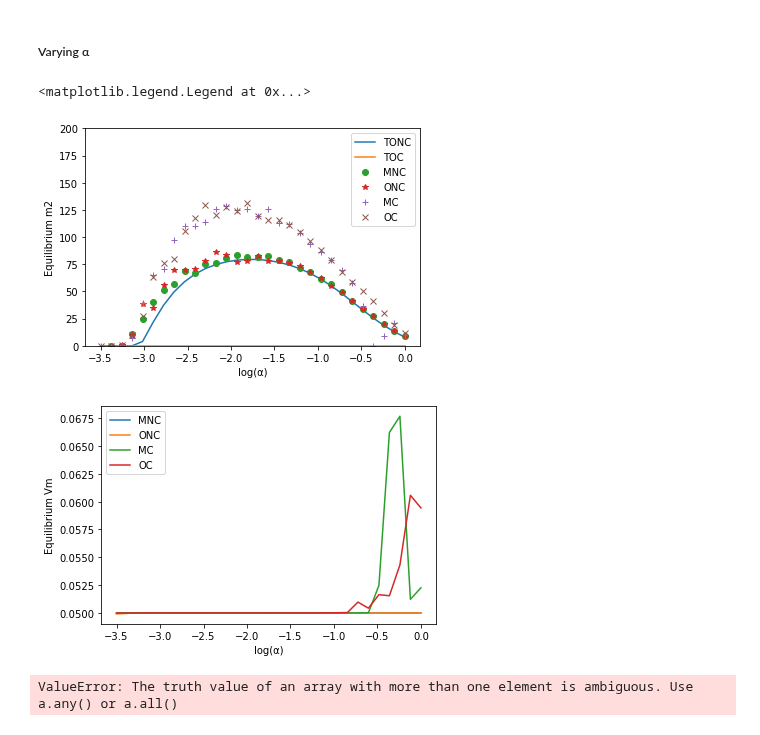
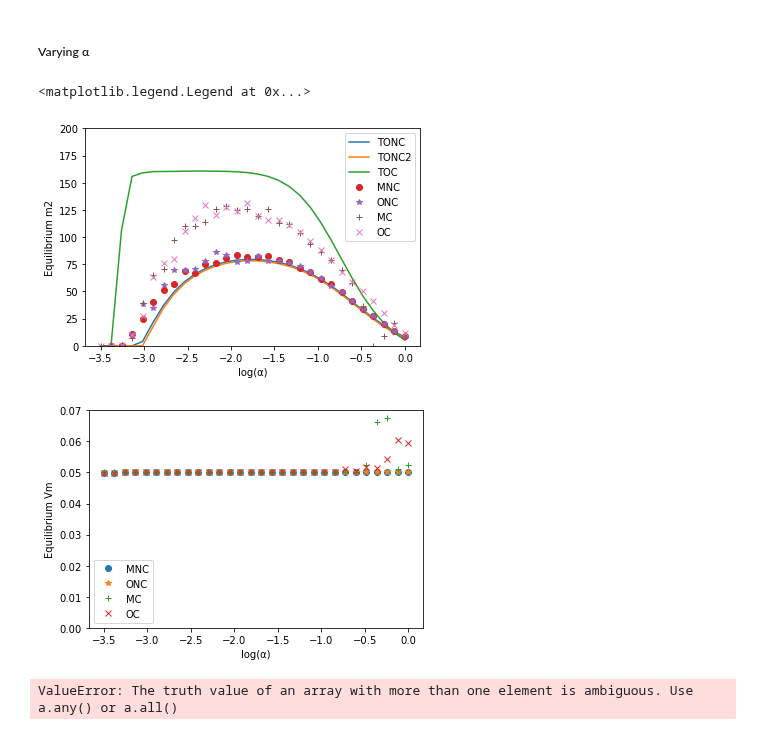
Before and after one commit to pcourau/Maternal_Bet_Hedging, a Jupyter notebook: Simulations_Maternal_Bet_Final.ipynb, the cells around one changed output. Drawn from its saved outputs; the diff is of its cells as text; code cells hidden in the pictures.

```diff
--- a/Simulations_Maternal_Bet_Final.ipynb
+++ b/Simulations_Maternal_Bet_Final.ipynb
@@ -407,7 +407,7 @@ listmONCs=smoothen(listmONCs)
 # %%
 #Theoretical predictions:
 Va,Vm    = 2*Vr[0],2*Vr[1] #Theoretical equilibrium variances
-rho = (1-np.exp(-alpha*tau))**2/(2*(-1+alpha*tau+np.exp(-alpha*tau)))
+rho = ThThnext(alpha*tau,sig2_e)/VarTh(alpha*tau,sig2_e)
 #rho = np.exp(-alpha*tau)
 resprate    = Va/(w2+Va+Vm+np.array(listmONCs)**2) #response of the trait to selection: Delta a = resprate*(Theta-a)
 
@@ -429,8 +429,11 @@ plt.ylabel("Equilibrium m²")
 plt.legend(["Model","Maternal","Offspring"])
 
 plt.figure()
+symb = "o"
 for l in [listm2MNCs,listm2ONCs]:
-    plt.plot(sig2_e,l)
+    plt.plot(sig2_e,l,symb)
+    symb = "*"
+plt.ylim([0,0.055])
 plt.xlabel("Environmental variance")
 plt.ylabel("Genetic variance in m at equilibrium")
 plt.legend(["MNC","ONC"])
@@ -516,7 +525,7 @@ Va,Vm    = 2*Vr[0],2*Vr[1]
 for k in range(len(listmMNC)):
     if listmMNC[k]**2>1000:
         listmMNC[k] = (listmMNC[k+1]+listmMNC[k-1])/2
-rho = (1-np.exp(-alpha*tau))**2/(2*(-1+alpha*tau+np.exp(-alpha*tau)))
+rho = ThThnext(alpha*tau,sig2_e)/VarTh(alpha*tau,sig2_e)
 #rho = np.exp(-alpha*tau)
 resprate    = Va/(w2+Va+Vm+np.array(listmONC)**2)
 TONC  = np.max([(
@@ -524,6 +533,8 @@ TONC  = np.max([(
     + np.sqrt( (VarTh(alpha*tau,sig2_e)*(1-rho) - Va)**2 + 4*Va*(1-rho) * ( (1-rho)*VarTh(alpha*tau,sig2_e) + (2-rho)*Va ) )
                     )/2/(1-rho) - w2 - Vm,
                 [0]*len(sig2_e)],axis=0)
+TONC = np.max([VarTh(alpha*tau,sig2_e)-w2- Vm-Va*(2-rho)/(1-rho),
+                   [0]*len(sig2_e)],axis=0)
 
 plt.figure()
 plt.plot(sig2_e,TONC)
@@ -536,8 +547,11 @@ plt.ylabel("Equilibrium m²")
 plt.legend(["Model","Maternal","Offspring"])
 
 plt.figure()
+symb = "o"
 for l in [listm2MNC,listm2ONC]:
-    plt.plot(sig2_e,l)
+    plt.plot(sig2_e,l,symb)
+    symb = "*"
+plt.ylim([0,0.055])
 #plt.plot(sig2_e[:nbbins//2],TheoryVMNC(sig2_e[:nbbins//2]))
 #plt.plot(sig2_e[:nbbins//2],TheoryVONC(sig2_e[:nbbins//2]))
 plt.xlabel("Environmental variance")
@@ -777,8 +791,8 @@ raw     = None
 # %%
 Va,Vm     = 2*Vr[0],2*Vr[1]
 exprt     = np.exp(-alpha*tau)
-rho       = (1-exprt)**2/(2*(-1+alpha*tau+exprt))
-resprate  = Va/(w2+Va+Vm+np.array(listmOCr)**2)
+rho = ThThnext(alpha*tau,sig2_e)/VarTh(alpha*tau,sig2_e)
+resprate  = Va/(w2+Va+Vm+np.array(listmONCr)**2)
 beta      = 2*(1-rho)/(2-resprate)/(1-rho+resprate*rho)
 TONC  = np.max([(
                 VarTh(alpha*tau,sig2_e)*(1-rho) - Va + np.sqrt( (VarTh(alpha*tau,sig2_e)*(1-rho) - Va)**2
@@ -786,10 +800,10 @@ TONC  = np.max([(
                                             )
                    )/2/(1-rho) - w2 - Vm,
                    [0]*len(alpha)],axis=0)
-#TOC = np.max([-Vm + w2 * (VarTh(alpha*tau,sig2_e)*beta + Va - w2) / (Va * ENu(alpha*tau,sig2_e) + beta * NuThnext(alpha*tau,sig2_e)),
-#             [0]*len(alpha)],axis=0) #Expected equilibrium value for m^2 nu^2
-#TOC = np.max([(Va+VarTh(alpha*tau,sig2_e)*beta-w2)*w2 / (beta * NuThnext(alpha*tau,sig2_e) + ENu(alpha*tau,sig2_e)*w2) - Vm,
-#             [0]*len(alpha)],axis=0) #Expected equilibrium value for m^2 nu^2
+
+TONC2 = np.max([VarTh(alpha*tau,sig2_e)-w2- Vm-Va*(2-rho)/(1-rho),
+                   [0]*len(alpha)],axis=0)
+
 
 resprate  = Va/(w2+Va+(Vm+np.array(listmOCr)**2)*VarTh(alpha*tau,sig2_e))
 beta      = 2*(1-rho)/(2-resprate)/(1-rho+resprate*rho)
@@ -803,54 +817,61 @@ aThNu = (#Approximation for E((a-Th)²(Nu-E(Nu)))
 
 w2til = w2+(np.array(listmOCr)**2+Vm)*ENu(alpha*tau,sig2_e)
 
-A   = 1
-B   = -(Va+beta*VTh)
-C   = 2*(aThNu)-VarNu(alpha*tau,sig2_e)*(beta*VarTh(alpha*tau,sig2_e)+Va)/w2til
+A   = -(1-rho)*ENu(alpha*tau,sig2_e)*(ENu(alpha*tau,sig2_e)**2-VarNu(alpha*tau,sig2_e))
+B   = (1-rho)*VarTh(alpha*tau,sig2_e)*(ENu(alpha*tau,sig2_e)**2-2*VarNu(alpha*tau,sig2_e)
+                                       -ENu(alpha*tau,sig2_e)*(1-rho)*(Va+w2)-Va*rho*ENu(alpha*tau,sig2_e))
+C   = (1-rho)*VarTh(alpha*tau,sig2_e)*(Va+w2)*ENu(alpha*tau,sig2_e)-(
+        Va+(1-rho)*w2)*ENu(alpha*tau,sig2_e)*(Va+w2)
 #TOC   = np.max([
 #    -Vm +
 #    (beta*VarTh(alpha*tau,sig2_e)+Va-w2)
 #     /(1 + aThNu/w2til**2),
 #                [0]*len(alpha)],axis=0) #Expected equilibrium value for m^2 nu^2
 
-TOC   = np.max([(-B+np.sqrt(B**2-4*C*A)) /A/ 2 - Vm*ENu(alpha*tau,sig2_e) -w2,
+TOC   = np.max([-((-B+np.sqrt(B**2-4*C*A)) /A/ 2 - Vm)*ENu(alpha*tau,sig2_e),
                 [0]*len(alpha)],axis=0) #Expected equilibrium value for m^2 nu^2
-TOC   = np.max([ ENu(alpha*tau,sig2_e)*(
-    aThNu+ENu(alpha*tau,sig2_e)*beta*VarTh(alpha*tau,sig2_e)-(w2+Va)*ENu(alpha*tau,sig2_e))/(
-    ENu(alpha*tau,sig2_e)-VarNu(alpha*tau,sig2_e))
+TOC   = np.max([(aThNu+ENu(alpha*tau,sig2_e)*beta*VarTh(alpha*tau,sig2_e)-(w2+Va)*ENu(alpha*tau,sig2_e))/(
+    ENu(alpha*tau,sig2_e))*(1+VarNu(alpha*tau,sig2_e)/ENu(alpha*tau,sig2_e)**2)
                 - Vm*ENu(alpha*tau,sig2_e),
                 [0]*len(alpha)],axis=0) #Expected equilibrium value for m^2 nu^2
 
 plt.figure()
 plt.plot(np.log10(alpha),TONC)
+plt.plot(np.log10(alpha),TONC2)
 plt.plot(np.log10(alpha),TOC)
 plt.ylim([0,200])
 symb = "o"
 for l in [listmMNCr[1:],listmONCr[1:]]:
     plt.plot(np.log10(alpha[1:]),np.array(l)**2,symb)
     symb = "*"
 symb = "+"
 for l in [listmMCr,listmOCr]:
     plt.plot(np.log10(alpha),np.array(l)**2*ENu(alpha*tau,sig2_e),symb)
     symb = "x"
 plt.xlabel("log(α)")
 plt.ylabel("Equilibrium m2")
 #plt.legend(["Model","MNC","ONC","MC","OC"])
-plt.legend(["TONC","TOC","MNC","ONC","MC","OC"])
+plt.legend(["TONC","TONC2","TOC","MNC","ONC","MC","OC"])
 
 plt.figure()
+symb = "o"
 for l in [listm2MNCr,listm2ONCr]:
-    plt.plot(np.log10(alpha),l)
+    plt.plot(np.log10(alpha),l,symb)
+    symb = "*"
+symb = "+"
 for l in [listm2MCr,listm2OCr]:
-    plt.plot(np.log10(alpha),l)
+    plt.plot(np.log10(alpha),l,symb)
+    symb = "x"
+plt.ylim([0,0.07])
 plt.xlabel("log(α)")
 plt.ylabel("Equilibrium Vm")
 plt.legend(["MNC","ONC","MC","OC"])
 
 #Description: E(l-Th)**2 -> 0 when α -> 0, E(Th**2) -> 0 when α -> infty
 # %% [output]
 <matplotlib.legend.Legend at 0x...>
-[figure, old version]
+[figure, new version]
-[figure, old version]
+[figure, new version]
 # %%
 lista,listm,listva,listvm,listthmean,listthvar = GenerateTrajectoryMC(x0=(1,1),
                                                                              V0=V0,
```
Also changed, not shown: parts of 12 cells of this notebook.
